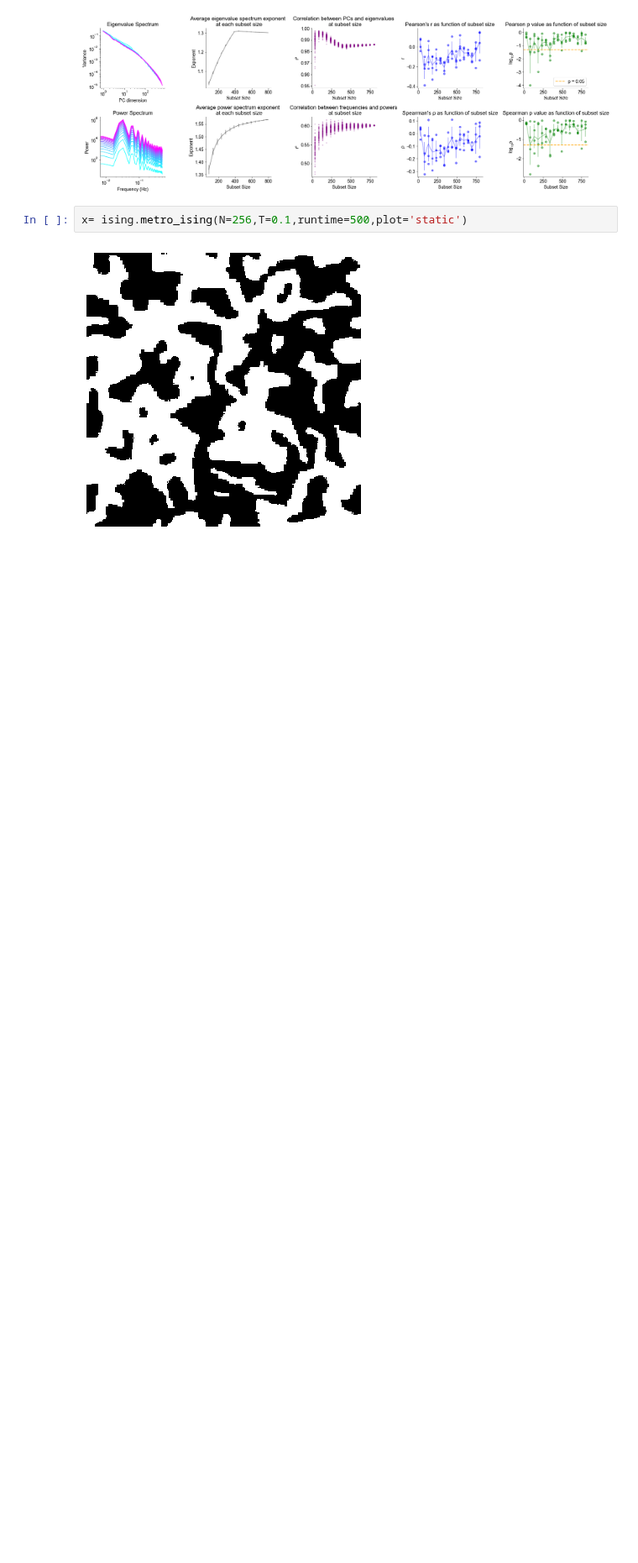
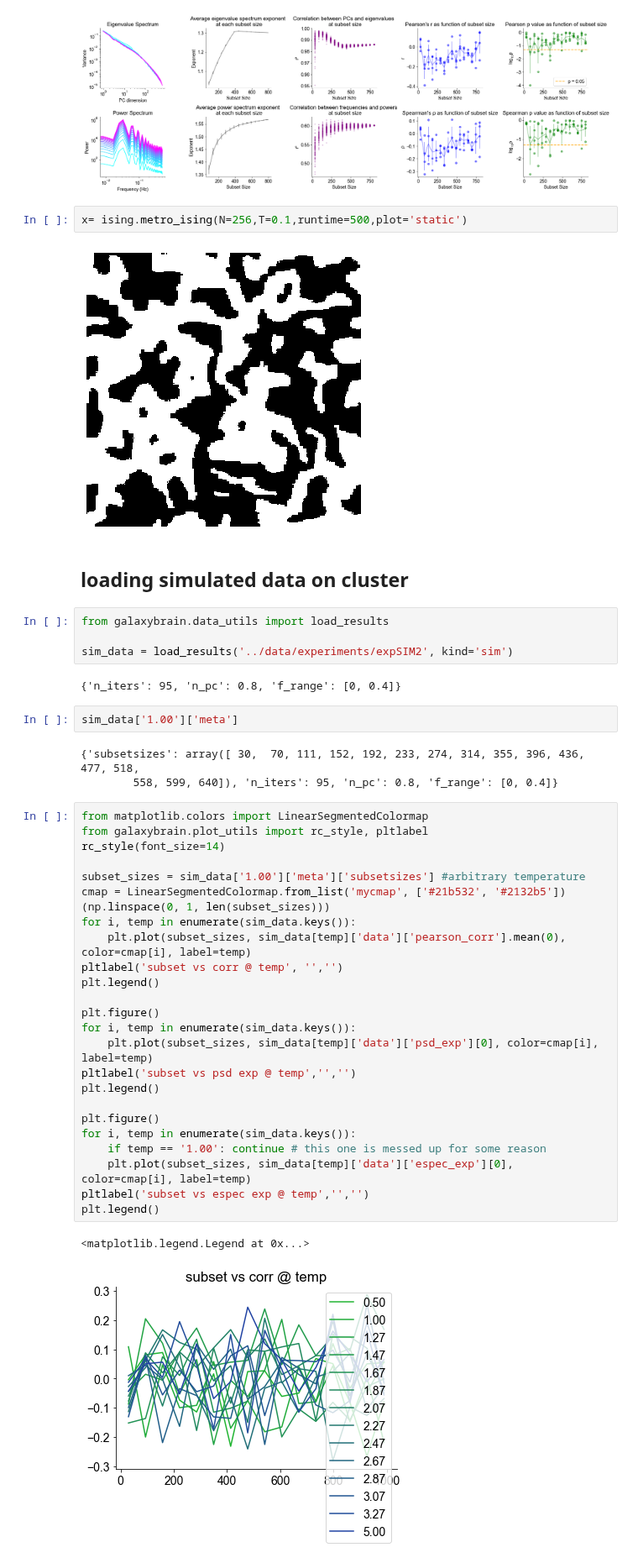
Before and after one commit to voytekresearch/galaxybrain, a Jupyter notebook: notebooks/IsingSimulation.ipynb, the cells around one changed output. Shown at 84% size. Drawn from its saved outputs; the diff is of its cells as text; blank space fills up the shorter version.

```diff
--- a/notebooks/IsingSimulation.ipynb
+++ b/notebooks/IsingSimulation.ipynb
@@ -71,3 +69,43 @@ ramsey.plot_all_measures(subsetsizes, s_r2, t_r2, n_iters, n_pc, f_range, pc_ran
 x= ising.metro_ising(N=256,T=0.1,runtime=500,plot='static')
 # %% [output]
 [figure]
+# %% [markdown]
+## loading simulated data on cluster
+# %%
+from galaxybrain.data_utils import load_results
+
+sim_data = load_results('../data/experiments/expSIM2', kind='sim')
+# %% [output]
+{'n_iters': 95, 'n_pc': 0.8, 'f_range': [0, 0.4]}
+# %%
+sim_data['1.00']['meta']
+# %% [output]
+{'subsetsizes': array([ 30,  70, 111, 152, 192, 233, 274, 314, 355, 396, 436, 477, 518,
+        558, 599, 640]), 'n_iters': 95, 'n_pc': 0.8, 'f_range': [0, 0.4]}
+# %%
+from matplotlib.colors import LinearSegmentedColormap
+from galaxybrain.plot_utils import rc_style, pltlabel
+rc_style(font_size=14)
+
+subset_sizes = sim_data['1.00']['meta']['subsetsizes'] #arbitrary temperature
+cmap = LinearSegmentedColormap.from_list('mycmap', ['#21b532', '#2132b5'])(np.linspace(0, 1, len(subset_sizes)))
+for i, temp in enumerate(sim_data.keys()):
+    plt.plot(subset_sizes, sim_data[temp]['data']['pearson_corr'].mean(0), color=cmap[i], label=temp)
+pltlabel('subset vs corr @ temp', '','')
+plt.legend()
+
+plt.figure()
+for i, temp in enumerate(sim_data.keys()):
+    plt.plot(subset_sizes, sim_data[temp]['data']['psd_exp'][0], color=cmap[i], label=temp)
+pltlabel('subset vs psd exp @ temp','','')
+plt.legend()
+
+plt.figure()
+for i, temp in enumerate(sim_data.keys()):
+    if temp == '1.00': continue # this one is messed up for some reason
+    plt.plot(subset_sizes, sim_data[temp]['data']['espec_exp'][0], color=cmap[i], label=temp)
+pltlabel('subset vs espec exp @ temp','','')
+plt.legend()
+# %% [output]
+<matplotlib.legend.Legend at 0x...>
+[figure, added]
```
Also changed, not shown: parts of 6 cells of this notebook, 8 other files.
